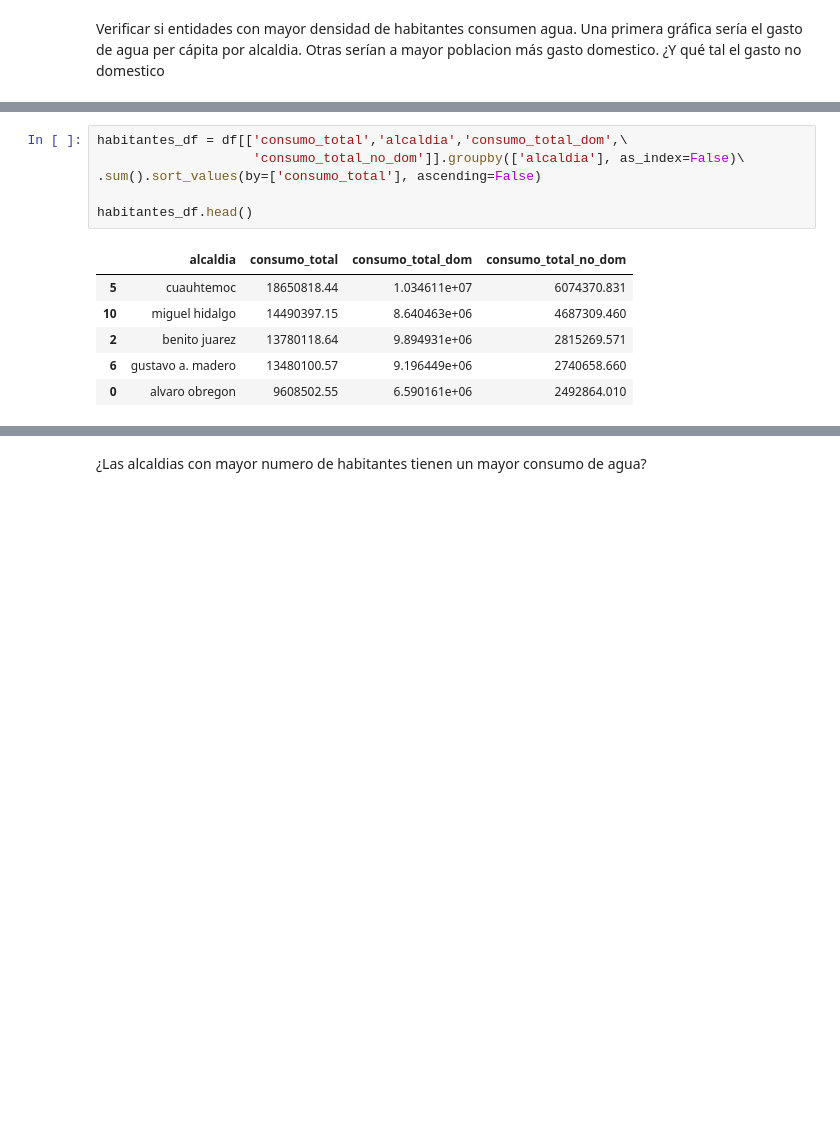
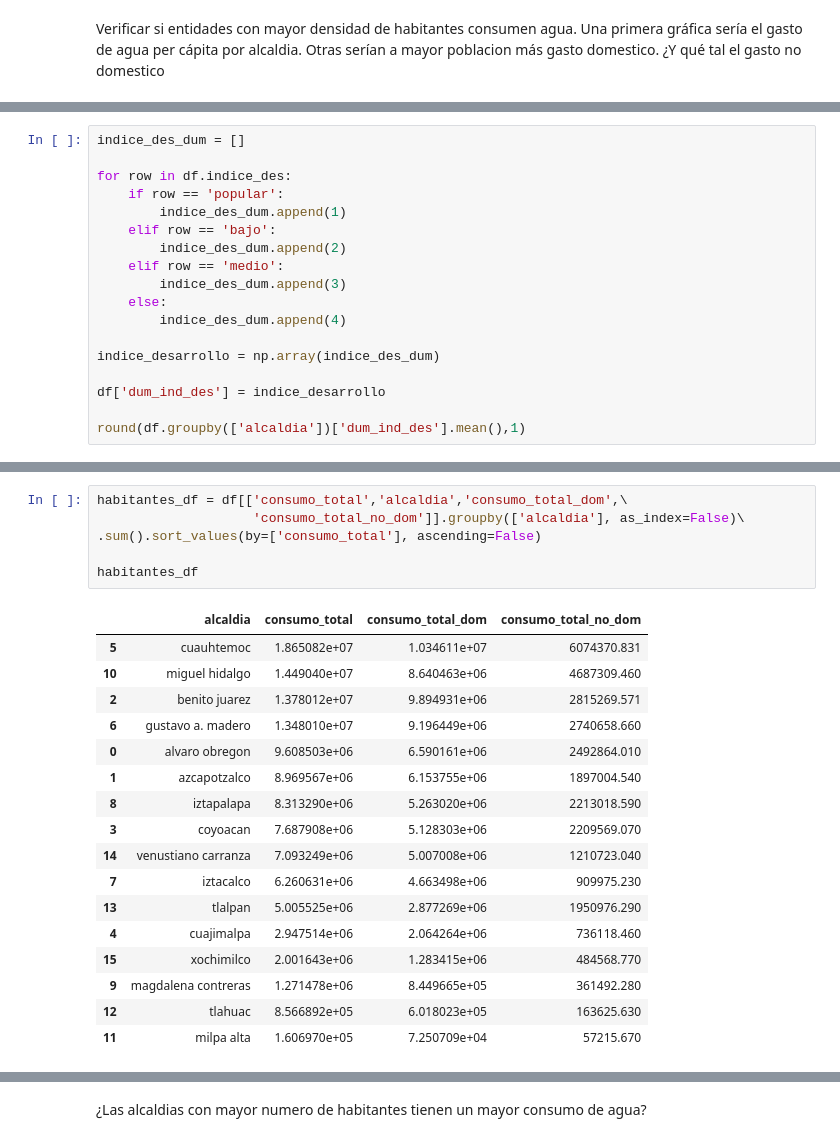
Before and after one commit to ElenaVillano/eda_geda_conagua, a Jupyter notebook: GEDA_Carlos.ipynb, the cells around one changed output, grey strips where cells are left out. Saved outputs shown, nothing was run; the diff lists cells and outputs as text; blank space fills up the shorter version.

```diff
--- a/GEDA_Carlos.ipynb
+++ b/GEDA_Carlos.ipynb
@@ -22,0 +18,18 @@ df.head(10)
+# %%
+indice_des_dum = []
+
+for row in df.indice_des:
+    if row == 'popular':
+        indice_des_dum.append(1)
+    elif row == 'bajo':
+        indice_des_dum.append(2)
+    elif row == 'medio':
+        indice_des_dum.append(3)
+    else:
+        indice_des_dum.append(4)
+
+indice_desarrollo = np.array(indice_des_dum)
+
+df['dum_ind_des'] = indice_desarrollo
+
+round(df.groupby(['alcaldia'])['dum_ind_des'].mean(),1)
@@ -23,16 +55,27 @@ df.head(10)
 # %%
 habitantes_df = df[['consumo_total','alcaldia','consumo_total_dom',\
                     'consumo_total_no_dom']].groupby(['alcaldia'], as_index=False)\
 .sum().sort_values(by=['consumo_total'], ascending=False)
 
-habitantes_df.head()
+habitantes_df
 # %% [output]
 |  | alcaldia | consumo_total | consumo_total_dom | consumo_total_no_dom |
-| 5 | cuauhtemoc | 18650818.44 | 1.034611e+07 | 6074370.831 |
-| 10 | miguel hidalgo | 14490397.15 | 8.640463e+06 | 4687309.460 |
-| 2 | benito juarez | 13780118.64 | 9.894931e+06 | 2815269.571 |
-| 6 | gustavo a. madero | 13480100.57 | 9.196449e+06 | 2740658.660 |
-| 0 | alvaro obregon | 9608502.55 | 6.590161e+06 | 2492864.010 |
+| 5 | cuauhtemoc | 1.865082e+07 | 1.034611e+07 | 6074370.831 |
+| 10 | miguel hidalgo | 1.449040e+07 | 8.640463e+06 | 4687309.460 |
+| 2 | benito juarez | 1.378012e+07 | 9.894931e+06 | 2815269.571 |
+| 6 | gustavo a. madero | 1.348010e+07 | 9.196449e+06 | 2740658.660 |
+| 0 | alvaro obregon | 9.608503e+06 | 6.590161e+06 | 2492864.010 |
+| 1 | azcapotzalco | 8.969567e+06 | 6.153755e+06 | 1897004.540 |
+| 8 | iztapalapa | 8.313290e+06 | 5.263020e+06 | 2213018.590 |
+| 3 | coyoacan | 7.687908e+06 | 5.128303e+06 | 2209569.070 |
+| 14 | venustiano carranza | 7.093249e+06 | 5.007008e+06 | 1210723.040 |
+| 7 | iztacalco | 6.260631e+06 | 4.663498e+06 | 909975.230 |
+| 13 | tlalpan | 5.005525e+06 | 2.877269e+06 | 1950976.290 |
+| 4 | cuajimalpa | 2.947514e+06 | 2.064264e+06 | 736118.460 |
+| 15 | xochimilco | 2.001643e+06 | 1.283415e+06 | 484568.770 |
+| 9 | magdalena contreras | 1.271478e+06 | 8.449665e+05 | 361492.280 |
+| 12 | tlahuac | 8.566892e+05 | 6.018023e+05 | 163625.630 |
+| 11 | milpa alta | 1.606970e+05 | 7.250709e+04 | 57215.670 |
 # %%
 df_alc = pd.read_csv('alcaldias.csv')
 
```
Also changed, not shown: parts of 6 cells of this notebook.
